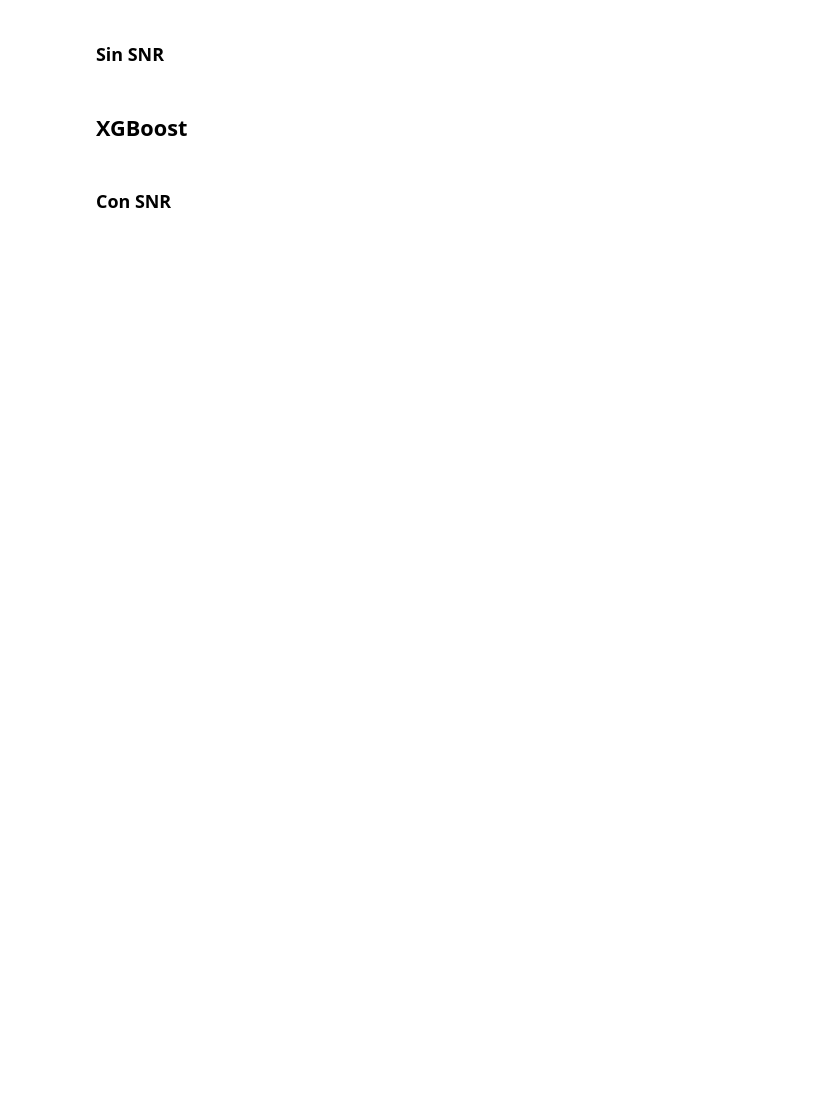
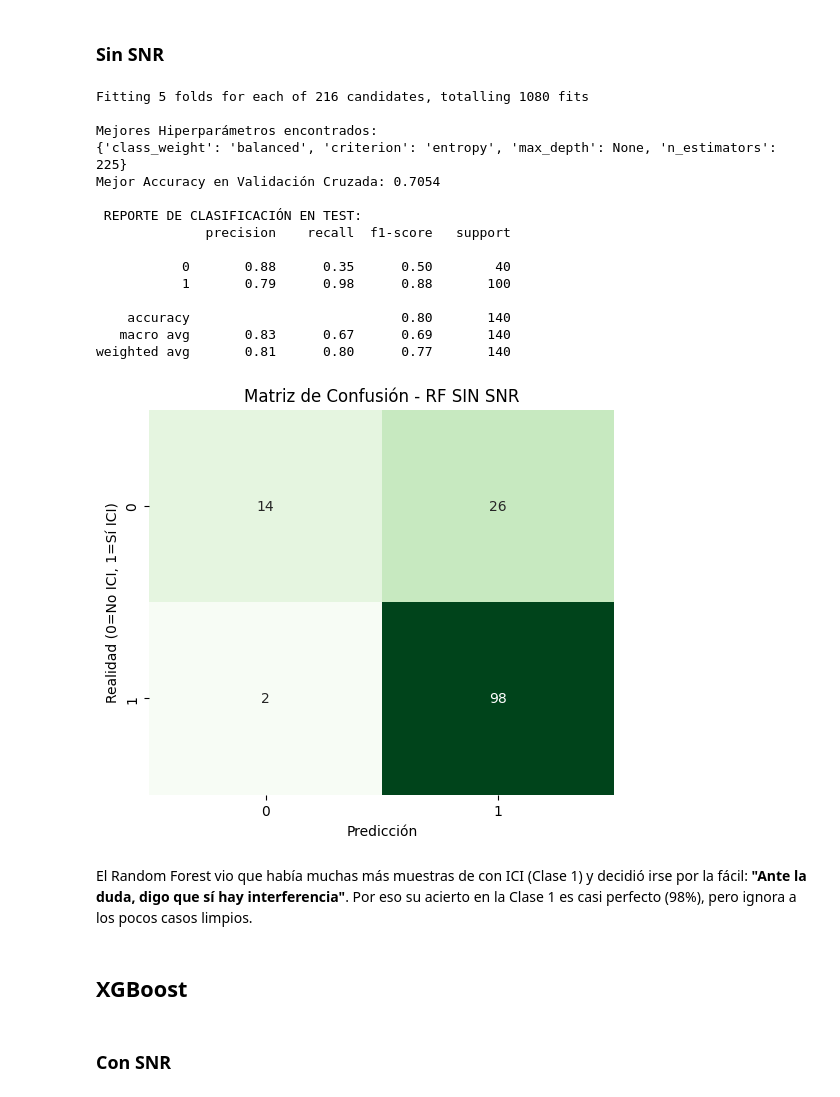
Before and after one commit to jusanchez6/Trabajo_Final_PACD, a Jupyter notebook: code.ipynb, the cells around one changed output. Saved outputs shown, nothing was run; the diff lists cells and outputs as text; code cells hidden in the pictures; blank space fills up the shorter version.

```diff
--- a/code.ipynb
+++ b/code.ipynb
@@ -932,4 +1020,29 @@ weighted avg       0.80      0.81      0.79       140
 # %% [markdown]
 ### **Sin SNR**
+# %%
+rf_sin_snr_final = optimizar_random_forest(
+    X_train_sin_snr_std_reducido, y_train,
+    X_test_sin_snr_std_reducido, y_test,
+    "SIN SNR"
+)
+# %% [output]
+Fitting 5 folds for each of 216 candidates, totalling 1080 fits
+
+Mejores Hiperparámetros encontrados:
+{'class_weight': 'balanced', 'criterion': 'entropy', 'max_depth': None, 'n_estimators': 225}
+Mejor Accuracy en Validación Cruzada: 0.7054
+
+ REPORTE DE CLASIFICACIÓN EN TEST:
+              precision    recall  f1-score   support
+
+           0       0.88      0.35      0.50        40
+           1       0.79      0.98      0.88       100
+
+    accuracy                           0.80       140
+   macro avg       0.83      0.67      0.69       140
+weighted avg       0.81      0.80      0.77       140
+[figure, added]
+# %% [markdown]
+El Random Forest vio que había muchas más muestras de con ICI (Clase 1) y decidió irse por la fácil: **"Ante la duda, digo que sí hay interferencia"**. Por eso su acierto en la Clase 1 es casi perfecto (98%), pero ignora a los pocos casos limpios.
 # %% [markdown]
 ## **XGBoost**
```
Also changed, not shown: parts of 10 cells of this notebook.
